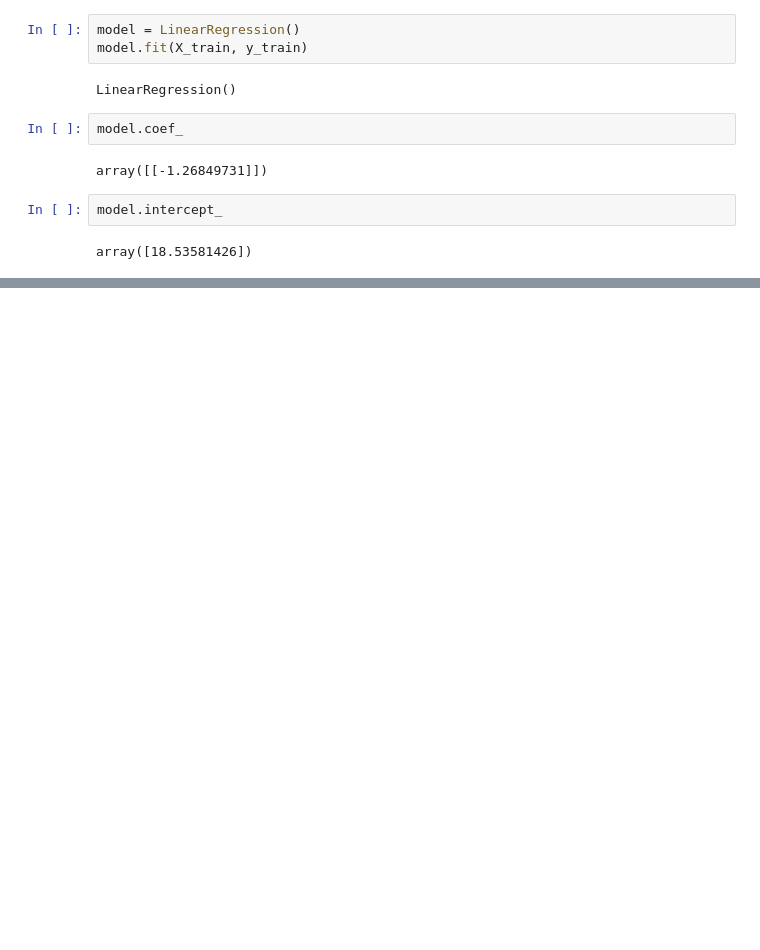
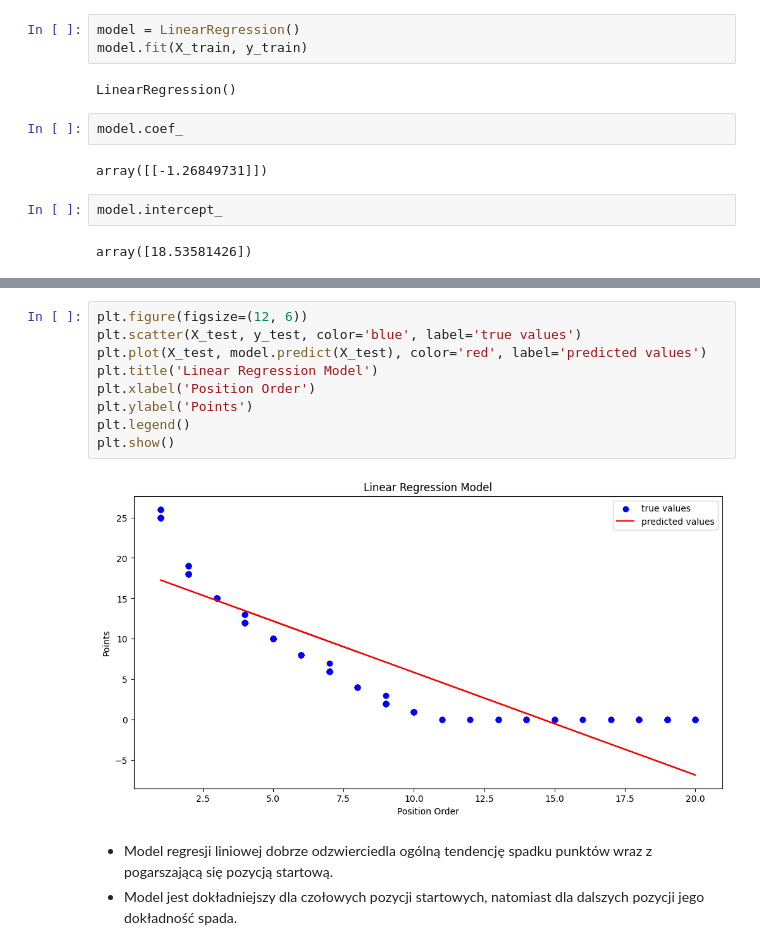
Before and after one commit to CALLmeDOMIN/f1_analysis, a Jupyter notebook: main.ipynb, the cells around one changed output, grey strips where cells are left out. Drawn from its saved outputs; the diff is of its cells as text; blank space fills up the shorter version.

Commit message:
Feat: Linear regression and plot descriptions
Co-authored-by: Michał Ślęzak <michaldakol@gmail.com>
Co-authored-by: Patryk Twardosz <patryk@twardosz.dev>

```diff
--- a/main.ipynb
+++ b/main.ipynb
@@ -355,0 +408,14 @@ array([18.53581426])
+# %%
+plt.figure(figsize=(12, 6))
+plt.scatter(X_test, y_test, color='blue', label='true values')
+plt.plot(X_test, model.predict(X_test), color='red', label='predicted values')
+plt.title('Linear Regression Model')
+plt.xlabel('Position Order')
+plt.ylabel('Points')
+plt.legend()
+plt.show()
+# %% [output]
+[figure, added]
+# %% [markdown]
+ - Model regresji liniowej dobrze odzwierciedla ogólną tendencję spadku punktów wraz z pogarszającą się pozycją startową.
+ - Model jest dokładniejszy dla czołowych pozycji startowych, natomiast dla dalszych pozycji jego dokładność spada.
```
Also changed, not shown: parts of 23 cells of this notebook.
